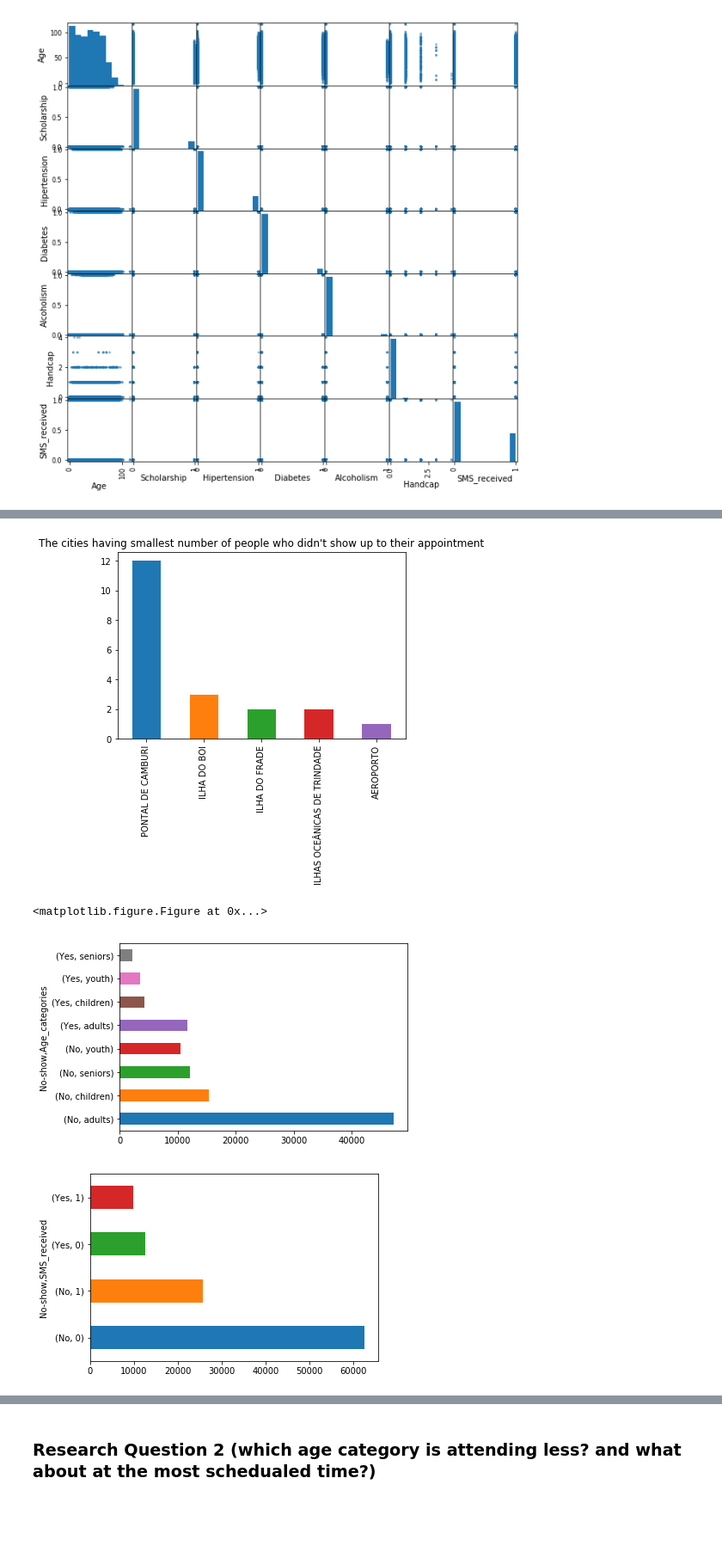
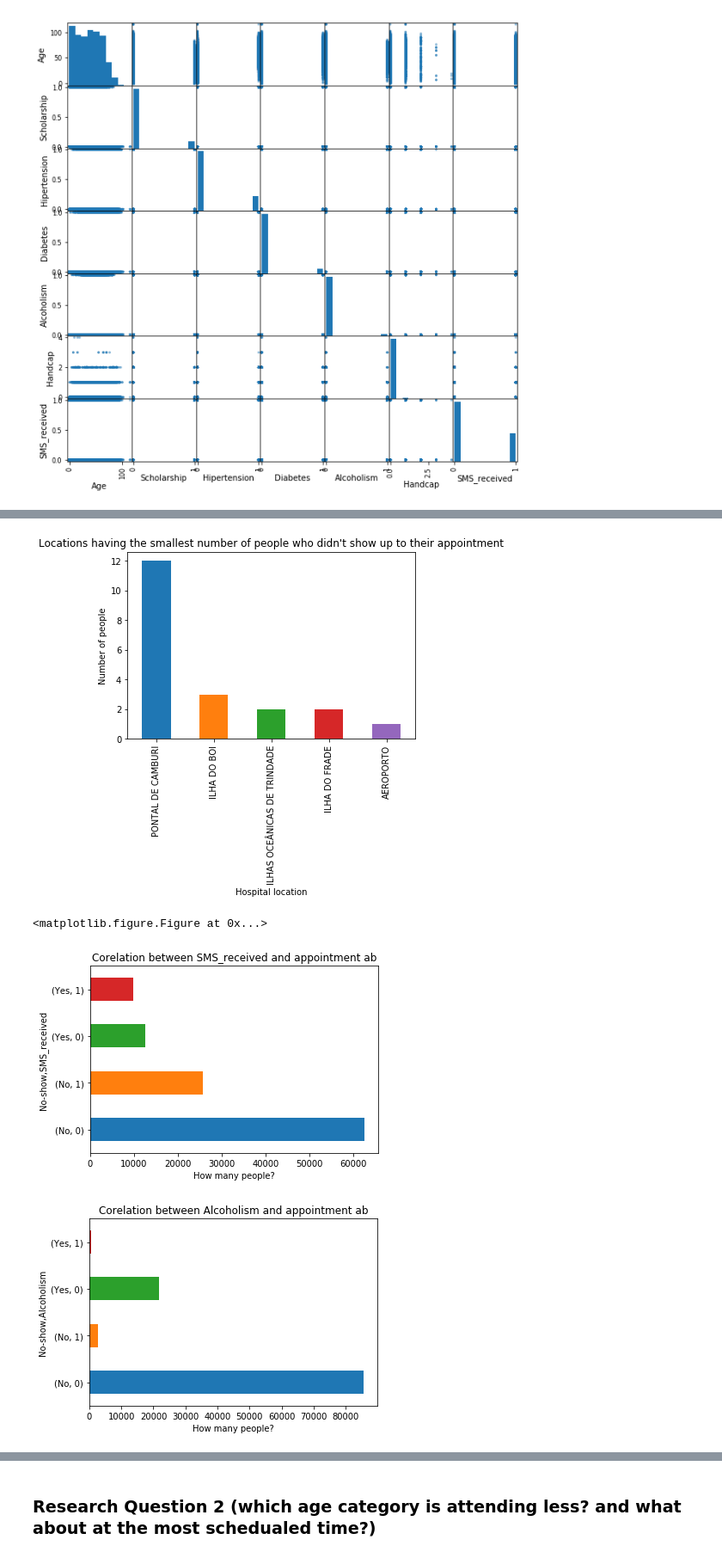
Before and after one commit to FatmAhmedM/Investigating-No-Show-appointment-dataset, a Jupyter notebook: NoShowAppointment.ipynb, the cells around one changed output, grey strips where cells are left out. Shown at 86% size. Drawn from its saved outputs; the diff is of its cells as text; code cells hidden in the pictures; blank space fills up the shorter version.

```diff
--- a/NoShowAppointment.ipynb
+++ b/NoShowAppointment.ipynb
@@ -148,16 +148,24 @@ def Answer_1Q(df):
     no =df['Neighbourhood'][df['No-show'] == "No"].value_counts()
     yes =df['Neighbourhood'][df['No-show'] == "Yes"].value_counts()
     no[:6].plot(kind='bar')
-    plt.title('The cities having largest number of people who showed up to their appointment')
+    plt.title('Locations having the largest number of people who showed up to their appointment')
+    plt.ylabel('Number of people')
+    plt.xlabel('Hospital location')
     plt.figure('1')
     no[75:].plot(kind = 'bar')
-    plt.title('The cities having smallest number of people who showed up to their appointment')
+    plt.title('Locations having the smallest number of people who showed up to their appointment')
+    plt.ylabel('Number of people')
+    plt.xlabel('Hospital location')
     plt.figure('2')
     yes[:6].plot(kind='bar')
-    plt.title('The cities having largest number of people who didn\'t show up to their appointment')
+    plt.title('Locations having the largest number of people who didn\'t show up to their appointment')
+    plt.ylabel('Number of people')
+    plt.xlabel('Hospital location')
     plt.figure('3')
     yes[75:].plot(kind='bar')
-    plt.title('The cities having smallest number of people who didn\'t show up to their appointment')
+    plt.title('Locations having the smallest number of people who didn\'t show up to their appointment')
+    plt.ylabel('Number of people')
+    plt.xlabel('Hospital location')
     plt.figure('4')
     #print('The city that having largest number of people who showed up to their appointment is \n {}'.format(no.index[no == no.max()][0]))
     #print('The city that having smallest number of people who showed up to their appointment is \n {}'.format(no.index[no== no.min()][0]))
@@ -170,6 +178,8 @@ def Answer_1Q(df):
     for i in range(len(cols)):
         plt.subplots()
         df.groupby('No-show')['{}'.format(cols[i])].value_counts().plot(kind='barh');
+        plt.xlabel('How many people?')
+        plt.title('Corelation between {} and appointment absence'.format(cols[i]))
 
 
 
@@ -181,4 +191,4 @@ Answer_1Q(df)
-[figure, old version]
+[figure, new version]
 <matplotlib.figure.Figure at 0x...>
-[figure, old version]
+[figure, new version]
-[figure, old version]
+[figure, new version]
```
Also changed, not shown: parts of 13 cells of this notebook, 2 other files.
